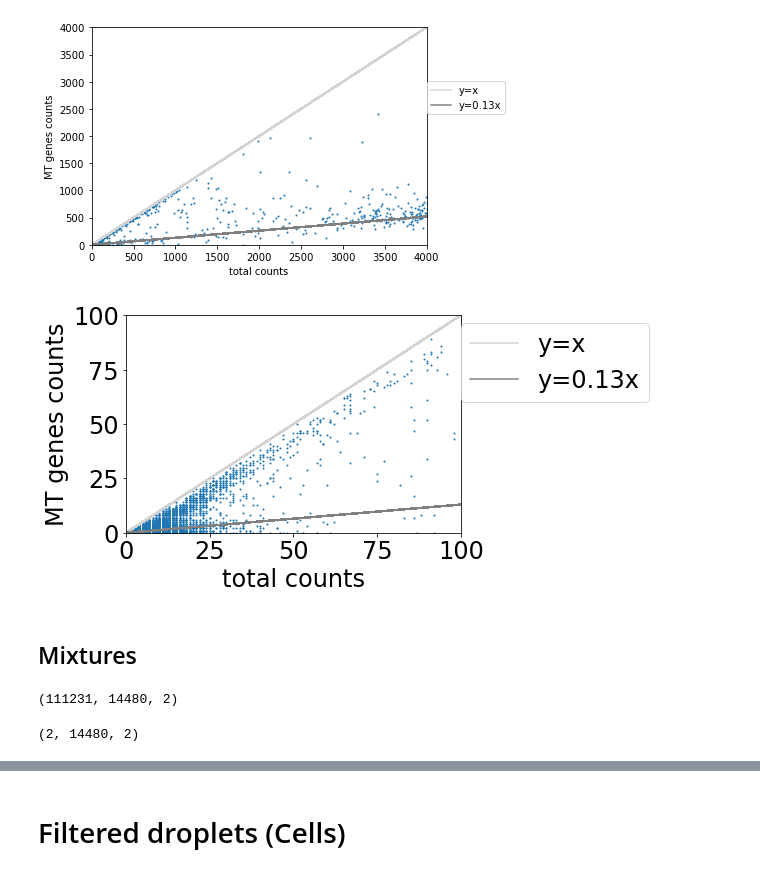
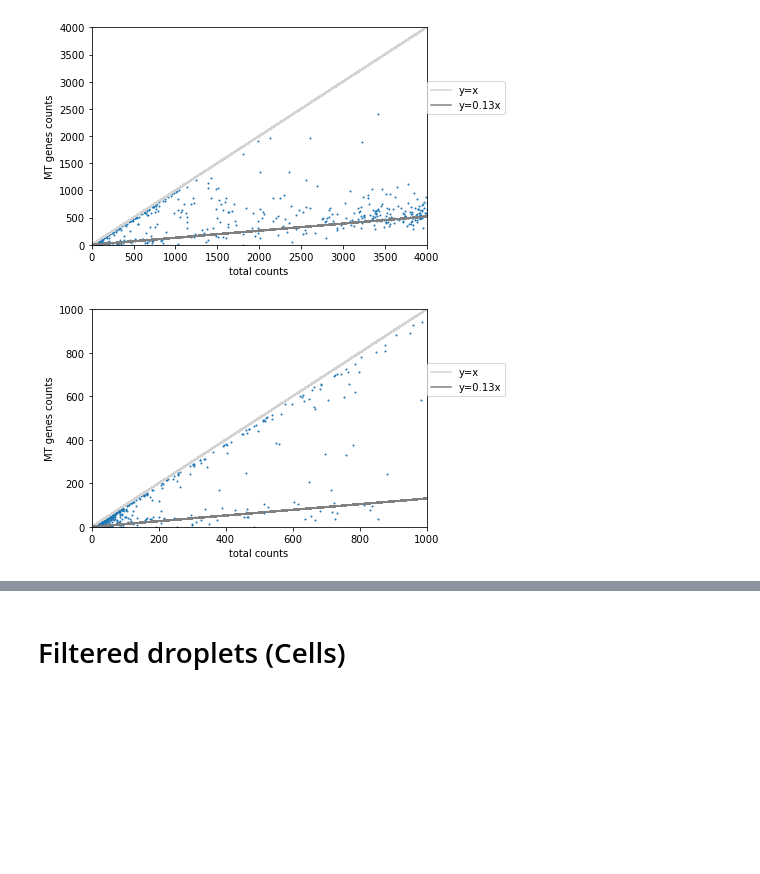
Before and after one commit to meichenfang/FP_2025, a Jupyter notebook: empty_droplets.ipynb, the cells around one changed output, grey strips where cells are left out. Drawn from its saved outputs; the diff is of its cells as text; code cells hidden in the pictures; blank space fills up the shorter version.

```diff
--- a/empty_droplets.ipynb
+++ b/empty_droplets.ipynb
@@ -105,21 +126,11 @@ plt.legend(loc=(1,0.6));
 # %%
 plt.plot(total_UMI, total_UMI,'lightgray',label="y=x");
 plt.plot(total_UMI, 0.13*total_UMI,'gray',label="y=0.13x");
 plt.scatter(total_UMI, MT_sum,s=1);
 plt.xlabel("total counts")
 plt.ylabel("MT genes counts")
-plt.ylim((0,100))
-plt.xlim((0,100))
+plt.ylim((0,1000))
+plt.xlim((0,1000))
 plt.legend(loc=(1,0.6));
 # %% [output]
-[figure, old version]
+[figure, new version]
-# %% [markdown]
-## Mixtures
-# %%
-idx = (raw_data.layers[unspliced_layer].toarray().var(0)>0) & (raw_data.layers[spliced_layer].toarray().var(0)>0)
-X = np.zeros((raw_data.n_obs,idx.sum(),2))
-X[:,:,0] = raw_data.layers[unspliced_layer].toarray()[:,idx]
-X[:,:,1] = raw_data.layers[spliced_layer].toarray()[:,idx]
-X.shape
-# %% [output]
-(111231, 14480, 2)
@@ -128,12 +136,0 @@ dead_idx = (MT_sum/total_UMI > 0.4)
-# %%
-theta0 = np.zeros((2,raw_data.n_vars,2))
-theta0[0,:,0] = raw_data[filtered_idx].layers[unspliced_layer].toarray().mean(0)
-theta0[0,:,1] = raw_data[filtered_idx].layers[spliced_layer].toarray().mean(0)
-theta0[1,:,0] = raw_data[dead_idx].layers[unspliced_layer].toarray().mean(0)
-theta0[1,:,1] = raw_data[dead_idx].layers[spliced_layer].toarray().mean(0)
-theta0 /= theta0.sum(axis=(1,2),keepdims=True)
-
-theta0 = theta0[:,idx]
-theta0.shape
-# %% [output]
-(2, 14480, 2)
```
Also changed, not shown: parts of 62 cells of this notebook, 1 other file.
